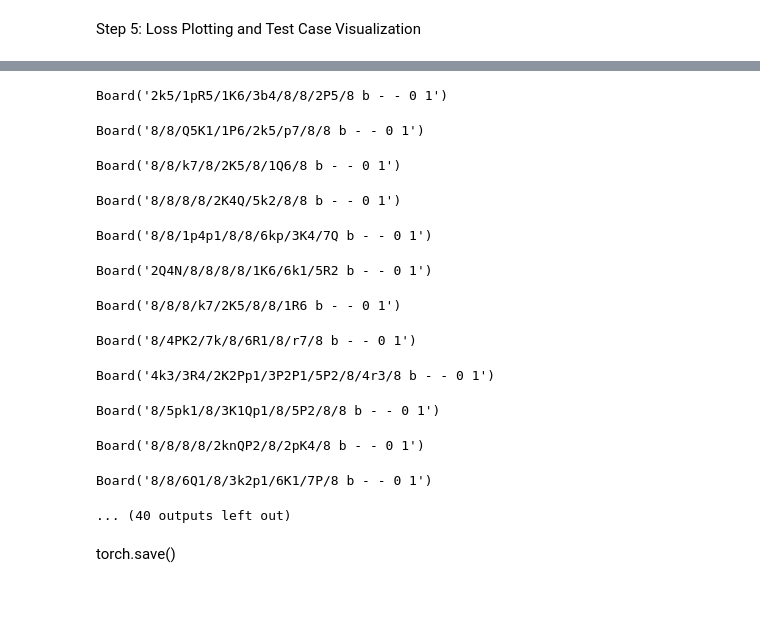
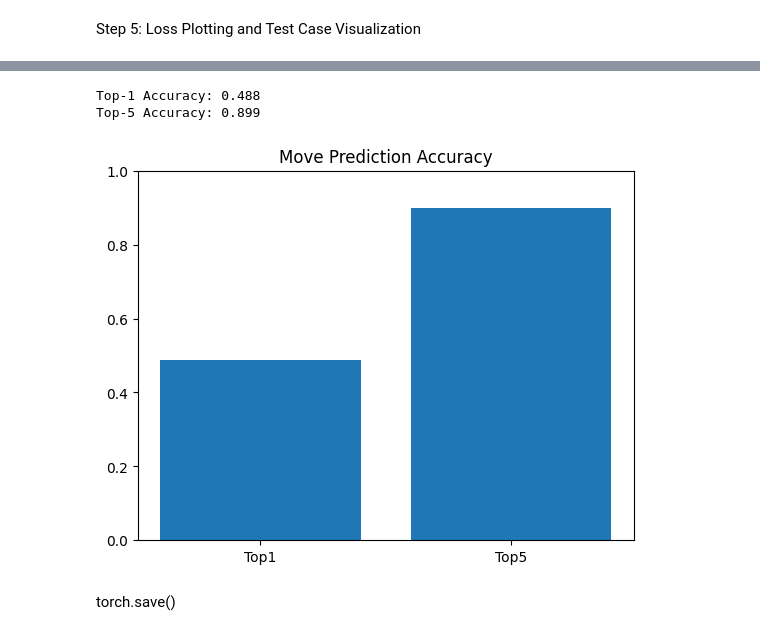
Before and after one commit to dzhou8/Endplay, a Jupyter notebook: model/CNN_Train.ipynb, the cells around one changed output, grey strips where cells are left out. Drawn from its saved outputs; the diff is of its cells as text; code cells hidden in the pictures; blank space fills up the shorter version.

```diff
--- a/model/CNN_Train.ipynb
+++ b/model/CNN_Train.ipynb
@@ -182,7 +157,7 @@ from tqdm import tqdm
 
 top1_correct = 0
 top5_correct = 0
-num_samples = 50
+num_samples = len(X_test)
 
 for i in tqdm(range(num_samples)):
     # Model prediction
@@ -196,45 +171,34 @@ for i in tqdm(range(num_samples)):
     gt_start  = chess.square_name(start_idx)    # e.g. "a2"
     gt_end    = chess.square_name(end_idx)      # e.g. "a3"
 
     # Get predicted top-5 moves
     # (start_str, end_str, uci_str, score)
     board = utils.tensor_to_board(x[0])
-    display(board)
-    top5_moves = get_top_5_moves(y_pred, board)
+    top5_moves = model.get_top_moves(board, 5)
 
     # Check if Top-1 matches ground truth
     top1_move = top5_moves[0]
     if top1_move[0] == gt_start and top1_move[1] == gt_end:
         top1_correct += 1
 
     # Check if ground truth is in Top-5
     for (start_str, end_str, uci_str, score) in top5_moves:
         if start_str == gt_start and end_str == gt_end:
             top5_correct += 1
             break
 
 top1_accuracy = top1_correct / num_samples
 top5_accuracy = top5_correct / num_samples
 
 print(f"Top-1 Accuracy: {top1_accuracy:.3f}")
 print(f"Top-5 Accuracy: {top5_accuracy:.3f}")
 
 # Plot as a simple bar chart
 plt.bar(["Top1", "Top5"], [top1_accuracy, top5_accuracy])
 plt.ylim(0, 1)
 plt.title("Move Prediction Accuracy")
 plt.show()
 # %% [output]
-Board('2k5/1pR5/1K6/3b4/8/8/2P5/8 b - - 0 1')
+Top-1 Accuracy: 0.488
+Top-5 Accuracy: 0.899
-Board('8/8/Q5K1/1P6/2k5/p7/8/8 b - - 0 1')
-Board('8/8/k7/8/2K5/8/1Q6/8 b - - 0 1')
-Board('8/8/8/8/2K4Q/5k2/8/8 b - - 0 1')
-Board('8/8/1p4p1/8/8/6kp/3K4/7Q b - - 0 1')
-Board('2Q4N/8/8/8/8/1K6/6k1/5R2 b - - 0 1')
-Board('8/8/8/k7/2K5/8/8/1R6 b - - 0 1')
-Board('8/4PK2/7k/8/6R1/8/r7/8 b - - 0 1')
-Board('4k3/3R4/2K2Pp1/3P2P1/5P2/8/4r3/8 b - - 0 1')
-Board('8/5pk1/8/3K1Qp1/8/5P2/8/8 b - - 0 1')
-Board('8/8/8/8/2knQP2/8/2pK4/8 b - - 0 1')
-Board('8/8/6Q1/8/3k2p1/6K1/7P/8 b - - 0 1')
-... (40 outputs left out)
+[figure, added]
```
Also changed, not shown: parts of 4 cells of this notebook, 2 other files.
